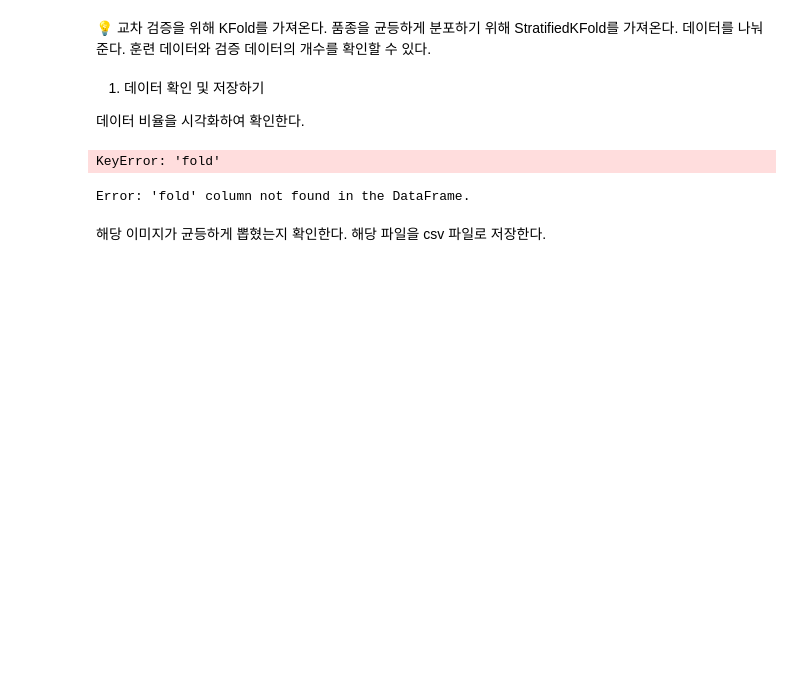
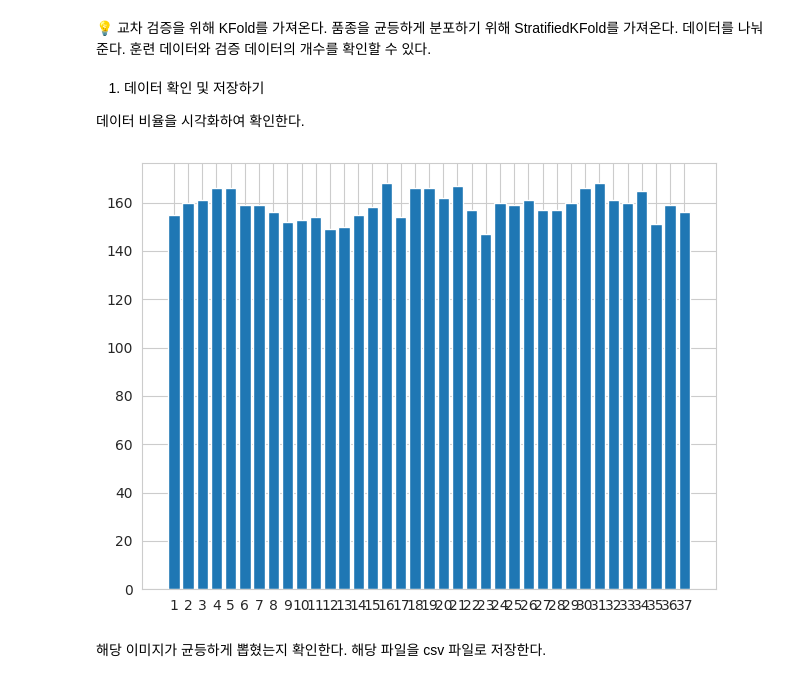
Before and after one commit to ai-modeling-code/ai-programming, a Jupyter notebook: oxford_pet.ipynb, the cells around one changed output. Cells and saved outputs as stored; diff of their text form; code cells hidden in the pictures; blank space fills up the shorter version.

Commit message:
initial commit

```diff
--- a/oxford_pet.ipynb
+++ b/oxford_pet.ipynb
@@ -296,34 +304,44 @@ Error: Could not load image from american_bulldog_11.jpg. Check the file path an
 
 데이터 비율을 시각화하여 확인한다.
 # %%
-value_counts = df[df['fold'] != 5]['id'].value_counts().sort_index()
+# value_counts = df[df['fold'] != 5]['id'].value_counts().sort_index()
 
-plt.bar(range(len(value_counts)), value_counts.values, align='center')
-plt.xticks(range(len(value_counts)), value_counts.index.values)
+# plt.bar(range(len(value_counts)), value_counts.values, align='center')
+# plt.xticks(range(len(value_counts)), value_counts.index.values)
 
-plt.tight_layout()
-plt.show()
+# plt.tight_layout()
+# plt.show()
 
-df.to_csv('./kfolds.csv', index=False)
+# df.to_csv('./kfolds.csv', index=False)
-# %% [output]
-KeyError: 'fold'
-# %%
-# Check if 'fold' column exists in the DataFrame
-if 'fold' in df.columns:
-    value_counts = df[df['fold'] != 5]['id'].value_counts().sort_index()
-
-    plt.bar(range(len(value_counts)), value_counts.values, align='center')
-    plt.xticks(range(len(value_counts)), value_counts.index.values)
-
-    plt.tight_layout()
-    plt.show()
-
-    df.to_csv('./kfolds.csv', index=False)
-else:
-    print("Error: 'fold' column not found in the DataFrame.")
-    # Investigate why the 'fold' column is missing and add it to the DataFrame
-# %% [output]
-Error: 'fold' column not found in the DataFrame.
+# %%
+# Import StratifiedKFold for cross-validation
+from sklearn.model_selection import StratifiedKFold
+
+# Assuming you want to split the data into 5 folds (as implied by the condition df['fold'] != 5)
+n_splits = 5
+
+# Initialize StratifiedKFold. We stratify by 'species' to ensure balanced distribution.
+skf = StratifiedKFold(n_splits=n_splits, shuffle=True, random_state=42) # Added random_state for reproducibility
+
+# Add a 'fold' column to the DataFrame and initialize with -1
+df['fold'] = -1
+
+# Iterate through the folds and assign fold numbers
+for fold, (train_index, val_index) in enumerate(skf.split(df, df['species'])):
+    df.loc[val_index, 'fold'] = fold + 1 # Assign fold number starting from 1
+
+# Now, the 'fold' column exists in the DataFrame and you can proceed with the rest of your code
+value_counts = df[df['fold'] != 5]['id'].value_counts().sort_index()
+
+plt.bar(range(len(value_counts)), value_counts.values, align='center')
+plt.xticks(range(len(value_counts)), value_counts.index.values)
+
+plt.tight_layout()
+plt.show()
+
+df.to_csv('./kfolds.csv', index=False)
+# %% [output]
+[figure, added]
 # %% [markdown]
 해당 이미지가 균등하게 뽑혔는지 확인한다.
 해당 파일을 csv 파일로 저장한다.
```
Also changed, not shown: parts of 8 cells of this notebook, 2 other files.
